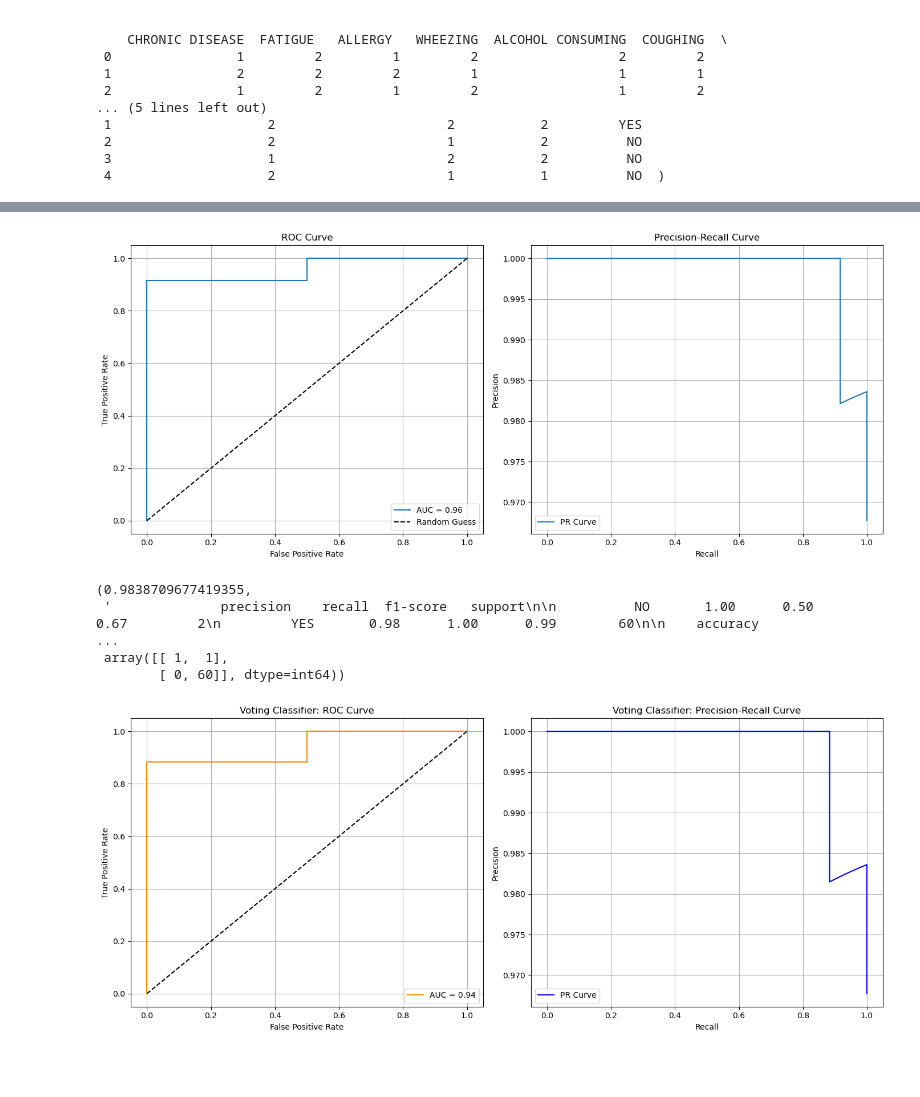
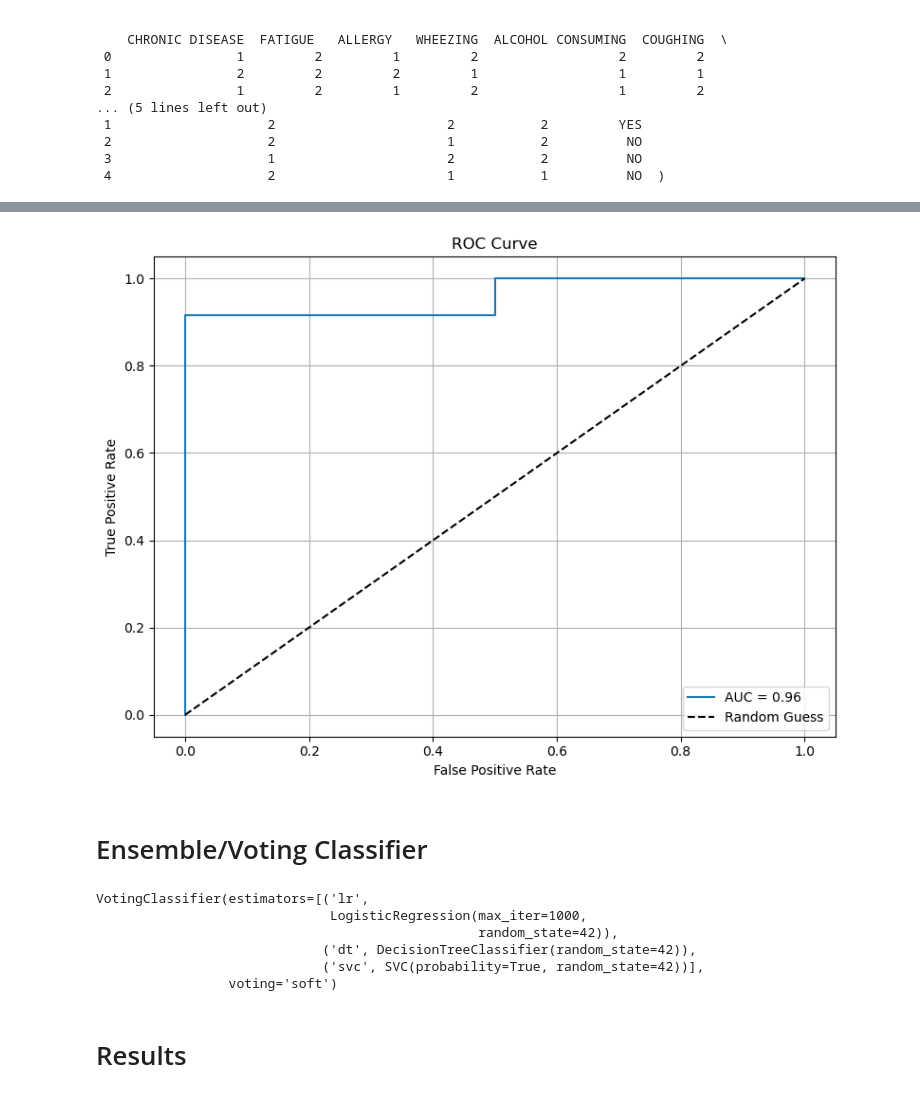
Before and after one commit to solayman-cs/vlms, a Jupyter notebook: predictive_modeling.ipynb, the cells around one changed output, grey strips where cells are left out. Cells and saved outputs as stored; diff of their text form; code cells hidden in the pictures; blank space fills up the shorter version.

```diff
--- a/predictive_modeling.ipynb
+++ b/predictive_modeling.ipynb
@@ -81,43 +133,32 @@ report, conf_matrix
 # %%
 from sklearn.metrics import roc_curve, auc, RocCurveDisplay, precision_recall_curve, PrecisionRecallDisplay
 import matplotlib.pyplot as plt
 
-# Get prediction probabilities
 y_scores = clf.predict_proba(X_test)[:, 1]
 
-# ROC Curve
 fpr, tpr, _ = roc_curve(y_test, y_scores)
 roc_auc = auc(fpr, tpr)
 
-# Precision-Recall Curve
 precision, recall, _ = precision_recall_curve(y_test, y_scores)
 
-# Plotting both curves
-plt.figure(figsize=(14, 6))
+plt.figure(figsize=(8, 6))
 
 # ROC Curve
-plt.subplot(1, 2, 1)
 plt.plot(fpr, tpr, label=f"AUC = {roc_auc:.2f}")
 plt.plot([0, 1], [0, 1], 'k--', label='Random Guess')
 plt.title("ROC Curve")
 plt.xlabel("False Positive Rate")
 plt.ylabel("True Positive Rate")
 plt.legend(loc="lower right")
 plt.grid(True)
 
-# Precision-Recall Curve
-plt.subplot(1, 2, 2)
-plt.plot(recall, precision, label="PR Curve")
-plt.title("Precision-Recall Curve")
-plt.xlabel("Recall")
-plt.ylabel("Precision")
-plt.legend(loc="lower left")
-plt.grid(True)
 
 plt.tight_layout()
 plt.show()
 # %% [output]
-[figure, old version]
+[figure, new version]
+# %% [markdown]
+# Ensemble/Voting Classifier
 # %%
 from sklearn.ensemble import VotingClassifier
 from sklearn.linear_model import LogisticRegression
@@ -125,12 +166,12 @@ from sklearn.svm import SVC
 from sklearn.tree import DecisionTreeClassifier
 from sklearn.metrics import accuracy_score
 
-# Define individual classifiers
+
 clf1 = LogisticRegression(max_iter=1000, random_state=42)
 clf2 = DecisionTreeClassifier(random_state=42)
 clf3 = SVC(probability=True, random_state=42)
 
-# Create a VotingClassifier (soft voting)
+# VotingClassifier (soft voting)
 voting_clf = VotingClassifier(
     estimators=[('lr', clf1), ('dt', clf2), ('svc', clf3)],
     voting='soft'
@@ -138,53 +179,10 @@ voting_clf = VotingClassifier(
 
 # Train Voting Classifier
 voting_clf.fit(X_train, y_train)
-
-# Predict and evaluate
-y_pred_voting = voting_clf.predict(X_test)
-voting_accuracy = accuracy_score(y_test, y_pred_voting)
-voting_report = classification_report(y_test, y_pred_voting, target_names=le_cancer.classes_)
-voting_conf_matrix = confusion_matrix(y_test, y_pred_voting)
-
-voting_accuracy, voting_report, voting_conf_matrix
 # %% [output]
-(0.9838709677419355,
- '              precision    recall  f1-score   support\n\n          NO       1.00      0.50      0.67         2\n         YES       0.98      1.00      0.99        60\n\n    accuracy                  ...
- array([[ 1,  1],
-        [ 0, 60]], dtype=int64))
+VotingClassifier(estimators=[('lr',
+                              LogisticRegression(max_iter=1000,
+                                                 random_state=42)),
+                             ('dt', DecisionTreeClassifier(random_state=42)),
+                             ('svc', SVC(probability=True, random_state=42))],
+                 voting='soft')
-# %%
-# Get prediction probabilities for ROC and PR curves
-y_scores_voting = voting_clf.predict_proba(X_test)[:, 1]
-
-# Compute ROC and AUC
-fpr_voting, tpr_voting, _ = roc_curve(y_test, y_scores_voting)
-roc_auc_voting = auc(fpr_voting, tpr_voting)
-
-# Compute Precision-Recall
-precision_voting, recall_voting, _ = precision_recall_curve(y_test, y_scores_voting)
-
-# Plotting
-plt.figure(figsize=(14, 6))
-
-# ROC Curve
-plt.subplot(1, 2, 1)
-plt.plot(fpr_voting, tpr_voting, label=f"AUC = {roc_auc_voting:.2f}", color='darkorange')
-plt.plot([0, 1], [0, 1], 'k--')
-plt.title("Voting Classifier: ROC Curve")
-plt.xlabel("False Positive Rate")
-plt.ylabel("True Positive Rate")
-plt.legend(loc="lower right")
-plt.grid(True)
-
-# Precision-Recall Curve
-plt.subplot(1, 2, 2)
-plt.plot(recall_voting, precision_voting, label="PR Curve", color='blue')
-plt.title("Voting Classifier: Precision-Recall Curve")
-plt.xlabel("Recall")
-plt.ylabel("Precision")
-plt.legend(loc="lower left")
-plt.grid(True)
-
-plt.tight_layout()
-plt.show()
-# %% [output]
-[figure, removed]
@@ -190,0 +199,2 @@ plt.show()
+# %% [markdown]
+# Results
```
Also changed, not shown: parts of 18 cells of this notebook.
